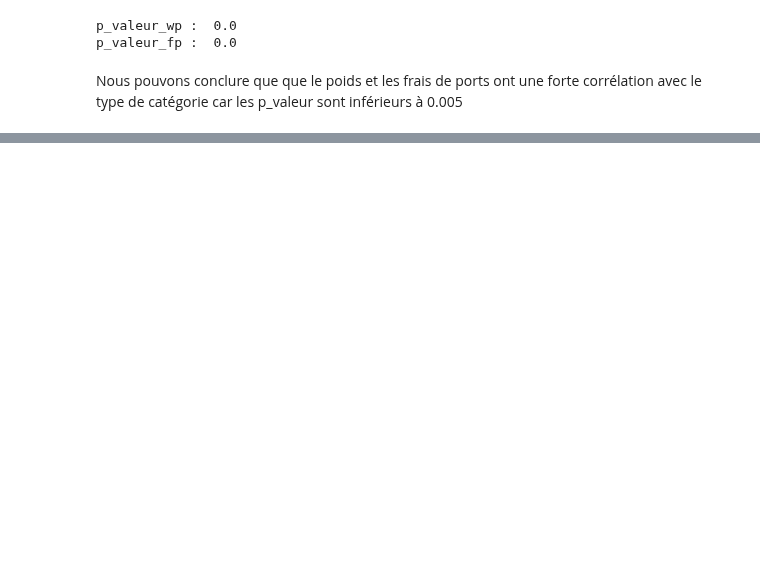
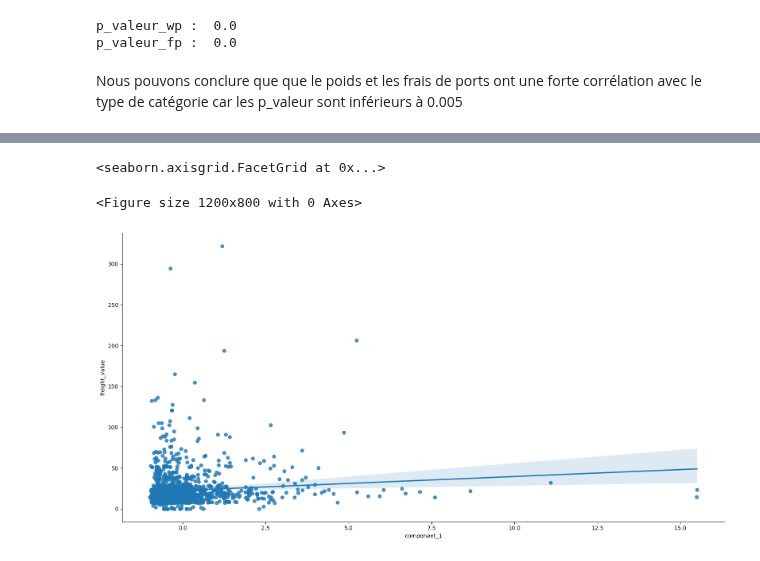
Before and after one commit to marlierecharlie/brief_13_la_data_dream_team, a Jupyter notebook: PREDICTION freight_value/freight_value.ipynb, the cells around one changed output, grey strips where cells are left out. Saved outputs shown, nothing was run; the diff lists cells and outputs as text; code cells hidden in the pictures; blank space fills up the shorter version.

```diff
--- a/PREDICTION freight_value/freight_value.ipynb
+++ b/PREDICTION freight_value/freight_value.ipynb
@@ -923,0 +992,14 @@ Nous pouvons conclure que que le poids et les frais de ports ont une forte corr
+# %%
+cols = [
+    'distance',
+    'volume_cm3',
+    'price',
+]
+
+scaler = StandardScaler()
+scaled = scaler.fit_transform(new_df[cols])
+
+pca = PCA(n_components= 1)
+reduced = pca.fit_transform(scaled)
+pca_df = pd.DataFrame(reduced, columns= ['component_1'])
+pca_df.head()
@@ -923,0 +1013,16 @@ Nous pouvons conclure que que le poids et les frais de ports ont une forte corr
+# %%
+tmp = pd.concat([pca_df,new_df.freight_value], axis=1)
+
+plt.figure(figsize= (12,8))
+sns.lmplot(
+    data=tmp.sample(frac=0.15, random_state= 5),
+    x= 'component_1',
+    y= 'freight_value',
+    legend= True,
+    height= 8,
+    aspect= 2
+)
+# %% [output]
+<seaborn.axisgrid.FacetGrid at 0x...>
+<Figure size 1200x800 with 0 Axes>
+[figure, added]
```
Also changed, not shown: parts of 30 cells of this notebook, 1 other file.
